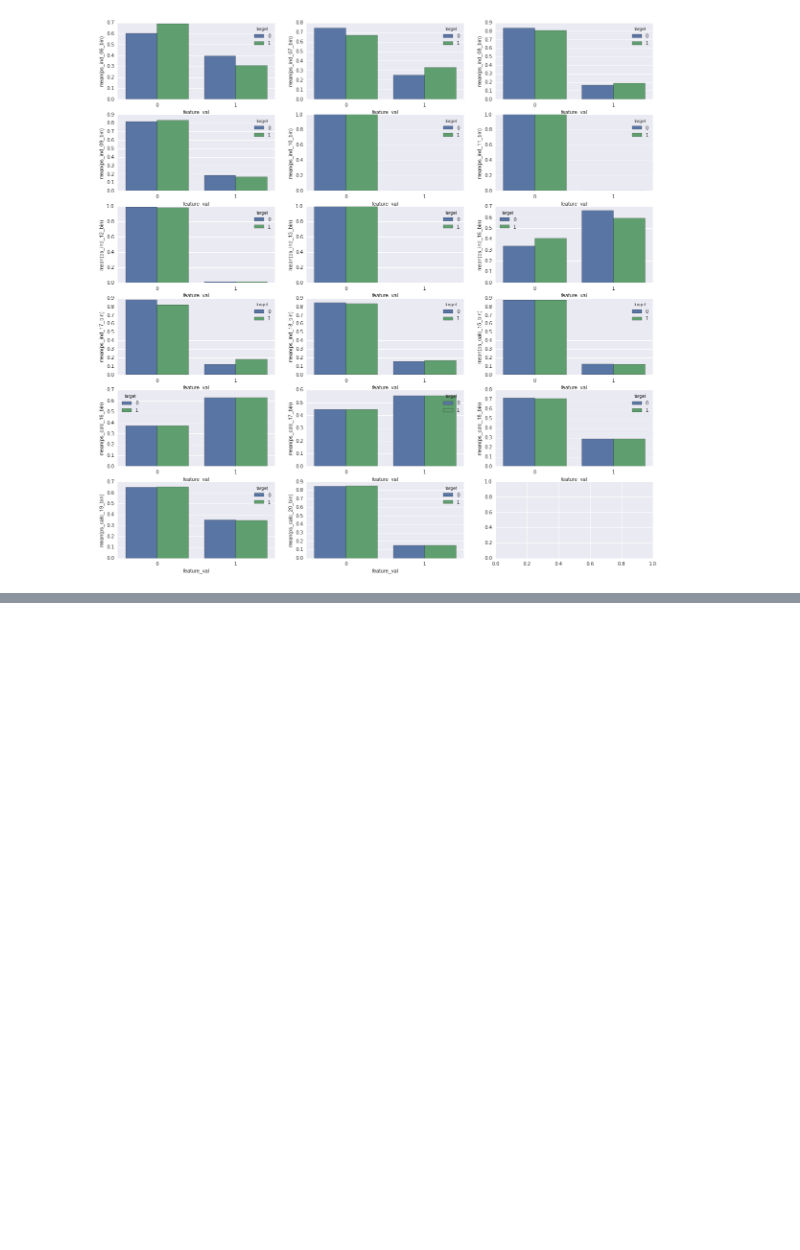
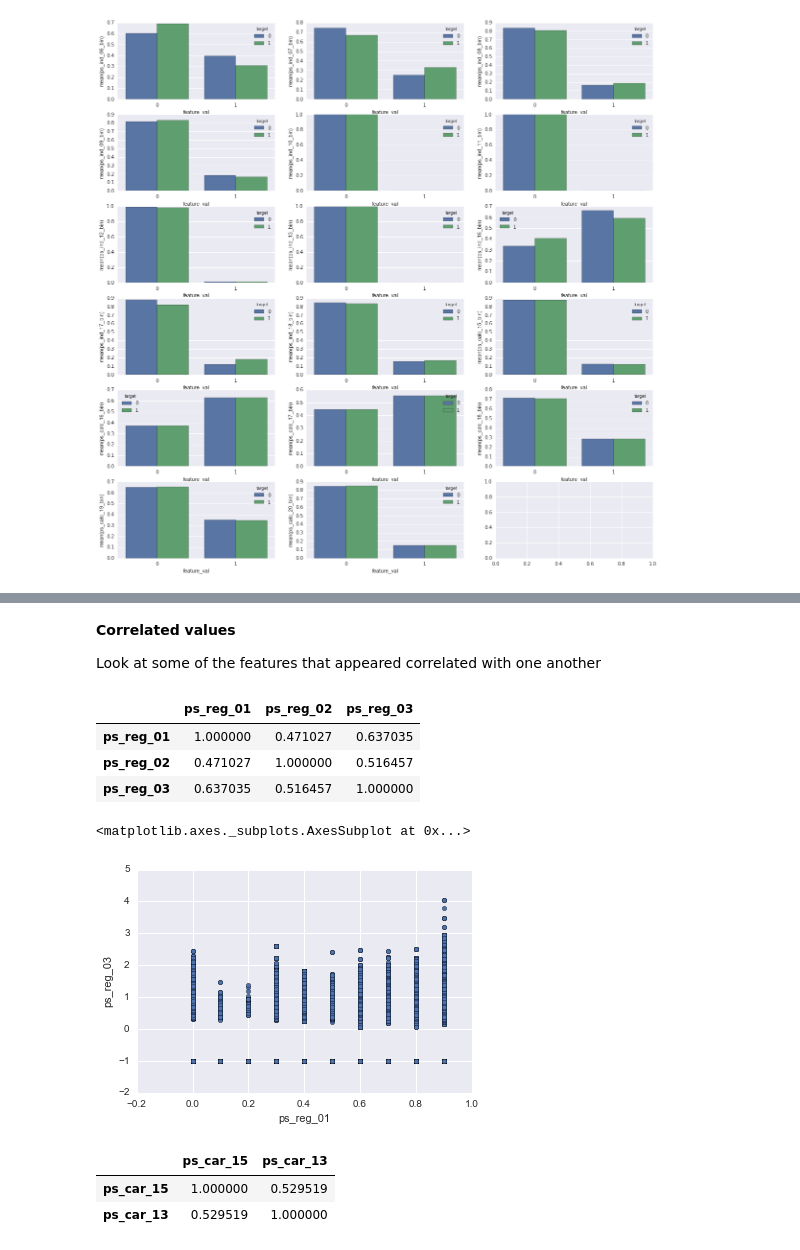
Before and after one commit to myz540/safe_driver_kaggle, a Jupyter notebook: sandbox_cc/feature_analysis_with_elim.ipynb, the cells around one changed output, grey strips where cells are left out. Cells and saved outputs as stored; diff of their text form; code cells hidden in the pictures; blank space fills up the shorter version.

```diff
--- a/feature_analysis.ipynb
+++ b/sandbox_cc/feature_analysis_with_elim.ipynb
@@ -8,7 +12,7 @@ import seaborn as sns
 
 %matplotlib inline
 # %%
-df_train = pd.read_csv('train.csv', index_col=0)
+df_train = pd.read_csv('../train.csv', index_col=0)
 # %%
 df_train['target'].value_counts()
 # %% [output]
@@ -197,0 +231,22 @@ for i, n in enumerate(binary_features):
+# %% [markdown]
+**Correlated values**
+
+Look at some of the features that appeared correlated with one another
+# %%
+df_train[['ps_reg_01', 'ps_reg_02', 'ps_reg_03']].corr()
+# %% [output]
+|  | ps_reg_01 | ps_reg_02 | ps_reg_03 |
+| ps_reg_01 | 1.000000 | 0.471027 | 0.637035 |
+| ps_reg_02 | 0.471027 | 1.000000 | 0.516457 |
+| ps_reg_03 | 0.637035 | 0.516457 | 1.000000 |
+# %%
+df_train[['ps_reg_01', 'ps_reg_03']].plot(kind='scatter', x='ps_reg_01', y='ps_reg_03')
+# %% [output]
+<matplotlib.axes._subplots.AxesSubplot at 0x...>
+[figure, added]
+# %%
+df_train[['ps_car_15', 'ps_car_13']].corr()
+# %% [output]
+|  | ps_car_15 | ps_car_13 |
+| ps_car_15 | 1.000000 | 0.529519 |
+| ps_car_13 | 0.529519 | 1.000000 |
```
Also changed, not shown: parts of 40 cells of this notebook, 3 other files.
